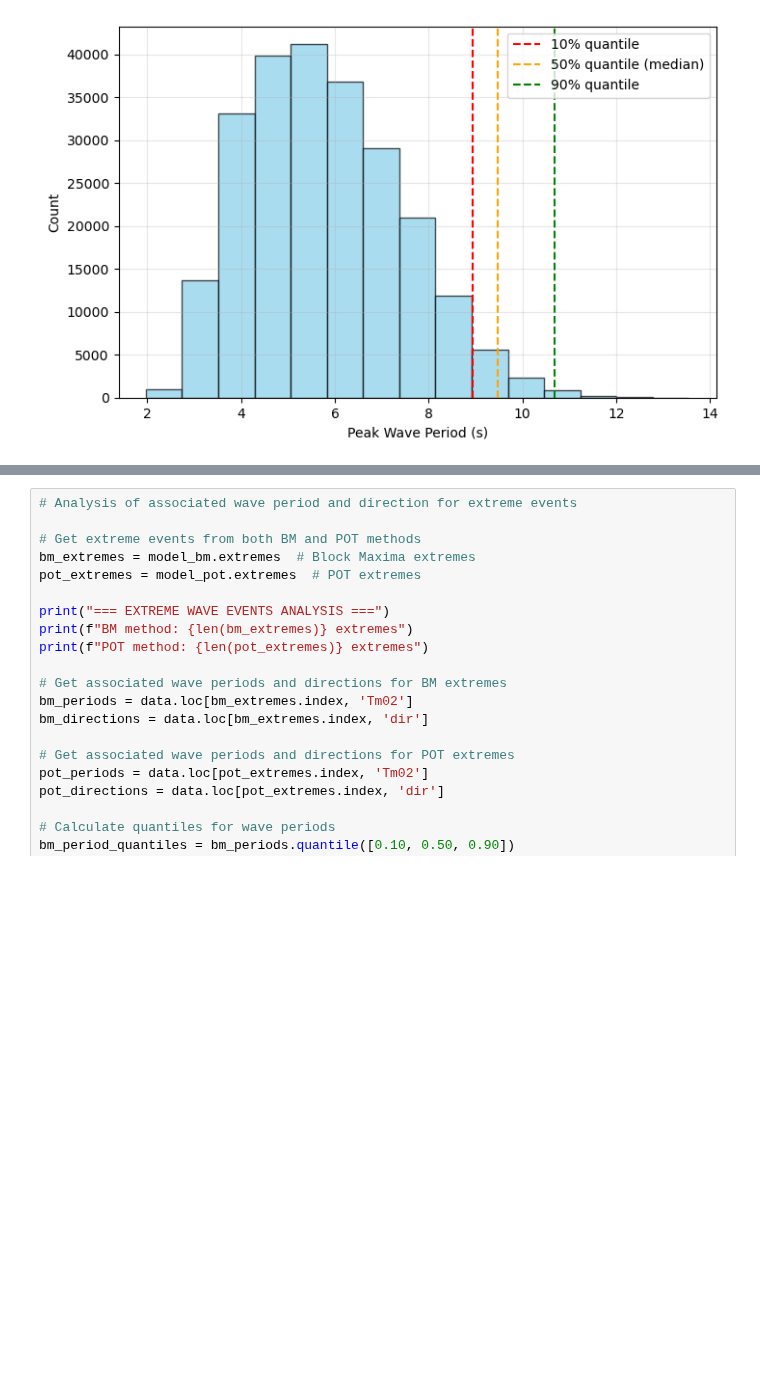
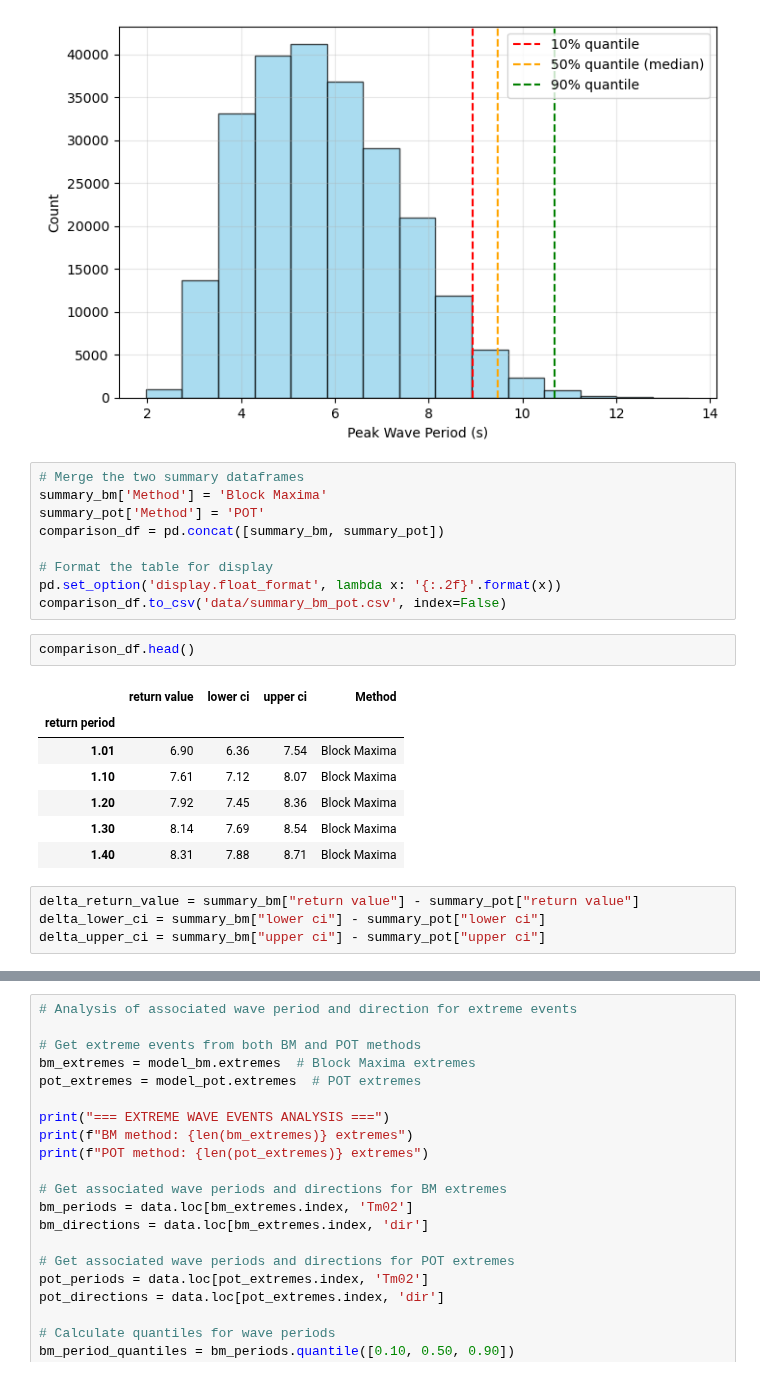
Before and after one commit to Lucaschikashy/sea-states_project_bretagne, a Jupyter notebook: index_project_EVA_1.ipynb, the cells around one changed output, grey strips where cells are left out. Cells and saved outputs as stored; diff of their text form; blank space fills up the shorter version.

```diff
--- a/index_project_EVA_1.ipynb
+++ b/index_project_EVA_1.ipynb
@@ -2110,3 +2112,26 @@ plt.savefig('graphs/extreme_period_quantiles_bm.png', dpi=200, bbox_inches='tigh
 plt.show()
 # %% [output]
 [figure]
+# %%
+# Merge the two summary dataframes
+summary_bm['Method'] = 'Block Maxima'
+summary_pot['Method'] = 'POT'
+comparison_df = pd.concat([summary_bm, summary_pot])
+
+# Format the table for display
+pd.set_option('display.float_format', lambda x: '{:.2f}'.format(x))
+comparison_df.to_csv('data/summary_bm_pot.csv', index=False)
+# %%
+comparison_df.head()
+# %% [output]
+|  | return value | lower ci | upper ci | Method |
+| return period |  |  |  |  |
+| 1.01 | 6.90 | 6.36 | 7.54 | Block Maxima |
+| 1.10 | 7.61 | 7.12 | 8.07 | Block Maxima |
+| 1.20 | 7.92 | 7.45 | 8.36 | Block Maxima |
+| 1.30 | 8.14 | 7.69 | 8.54 | Block Maxima |
+| 1.40 | 8.31 | 7.88 | 8.71 | Block Maxima |
+# %%
+delta_return_value = summary_bm["return value"] - summary_pot["return value"]
+delta_lower_ci = summary_bm["lower ci"] - summary_pot["lower ci"]
+delta_upper_ci = summary_bm["upper ci"] - summary_pot["upper ci"]
```
Also changed, not shown: parts of 31 cells of this notebook, 6 other files.
